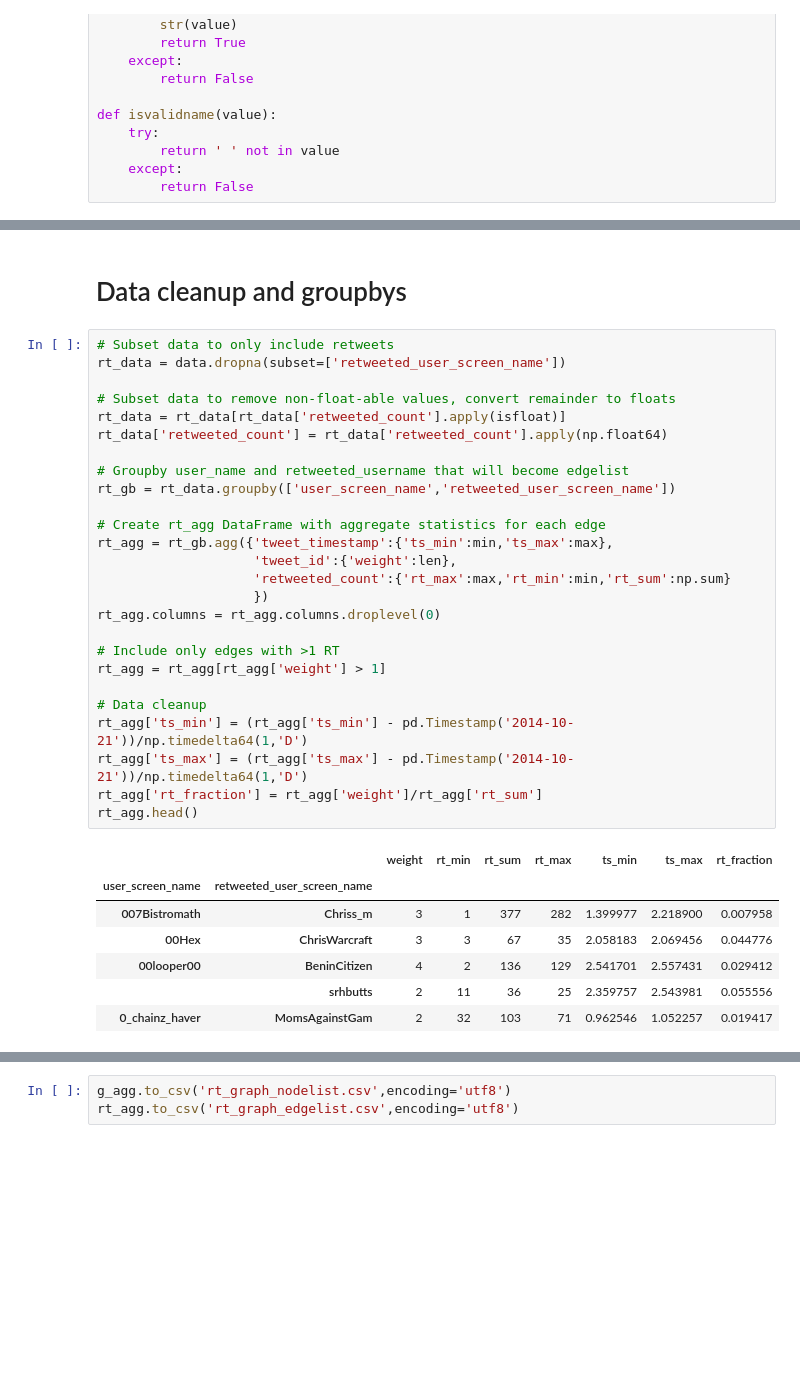
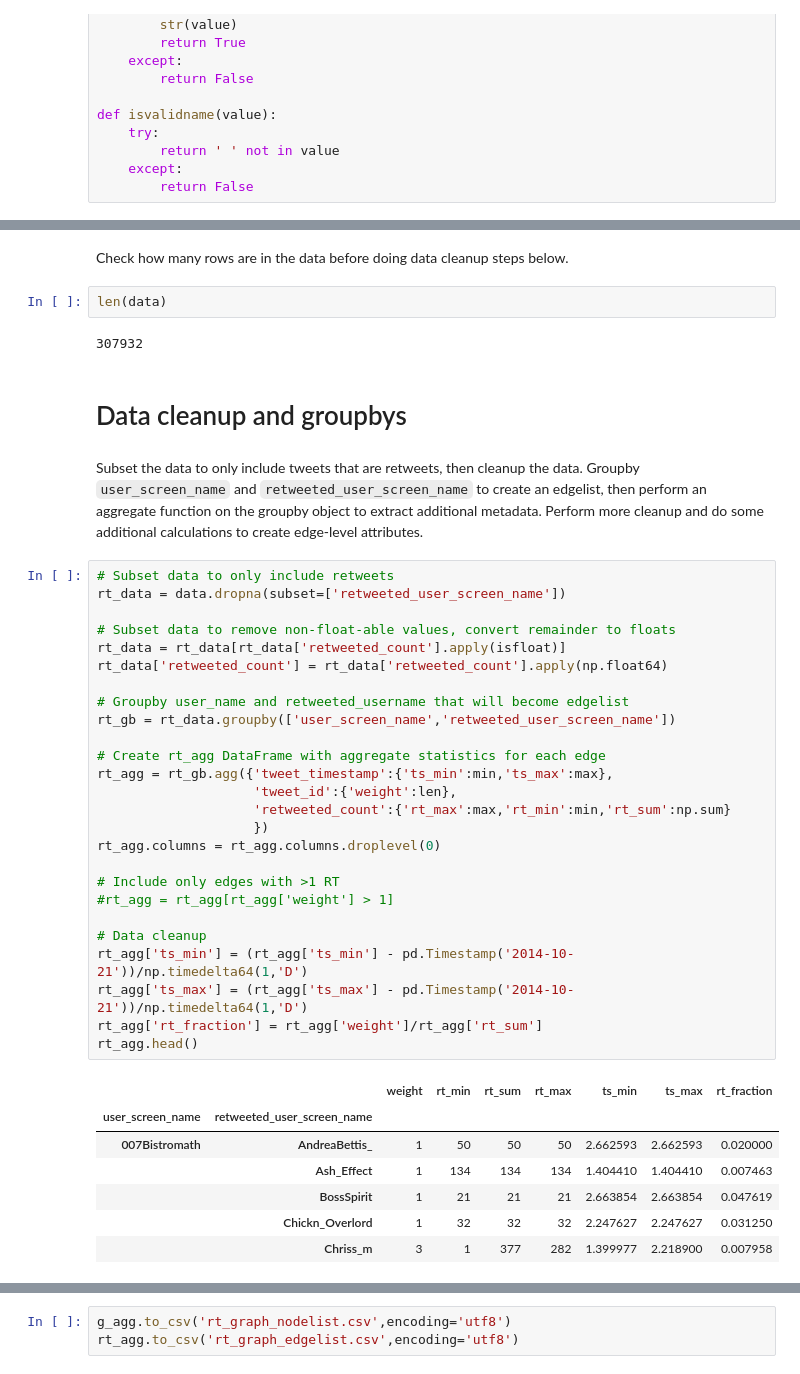
Before and after one commit to brianckeegan/GamerGate, a Jupyter notebook: Analysis.ipynb, the cells around one changed output, grey strips where cells are left out. Drawn from its saved outputs; the diff is of its cells as text; blank space fills up the shorter version.

```diff
--- a/Analysis.ipynb
+++ b/Analysis.ipynb
@@ -82,39 +111,47 @@ Skip
 | 3 | 91797 | 524349359601635329 | 2014-10-21 00:00:03 | RT @Toshi_TNE: #GamerGate Show th... | 940132086 | HisShadowX | HisShadowX | ... |
 | 4 | 91798 | 524349361074212864 | 2014-10-21 00:00:04 | Charlie Brookers article on #Game... | 1945343251 | Andrew Forrest | okforrest | ... |
 5 rows × 21 columns
+# %% [markdown]
+Check how many rows are in the data before doing data cleanup steps below.
+# %%
+len(data)
+# %% [output]
+307932
 # %% [markdown]
 # Data cleanup and groupbys
+# %% [markdown]
+Subset the data to only include tweets that are retweets, then cleanup the data. Groupby `user_screen_name` and `retweeted_user_screen_name` to create an edgelist, then perform an aggregate function on the groupby object to extract additional metadata. Perform more cleanup and do some additional calculations to create edge-level attributes.
 # %%
 # Subset data to only include retweets
 rt_data = data.dropna(subset=['retweeted_user_screen_name'])
 
 # Subset data to remove non-float-able values, convert remainder to floats
 rt_data = rt_data[rt_data['retweeted_count'].apply(isfloat)]
 rt_data['retweeted_count'] = rt_data['retweeted_count'].apply(np.float64)
 
 # Groupby user_name and retweeted_username that will become edgelist
 rt_gb = rt_data.groupby(['user_screen_name','retweeted_user_screen_name'])
 
 # Create rt_agg DataFrame with aggregate statistics for each edge
 rt_agg = rt_gb.agg({'tweet_timestamp':{'ts_min':min,'ts_max':max},
                     'tweet_id':{'weight':len},
                     'retweeted_count':{'rt_max':max,'rt_min':min,'rt_sum':np.sum}
                     })
 rt_agg.columns = rt_agg.columns.droplevel(0)
 
 # Include only edges with >1 RT
-rt_agg = rt_agg[rt_agg['weight'] > 1]
+#rt_agg = rt_agg[rt_agg['weight'] > 1]
 
 # Data cleanup
 rt_agg['ts_min'] = (rt_agg['ts_min'] - pd.Timestamp('2014-10-21'))/np.timedelta64(1,'D')
 rt_agg['ts_max'] = (rt_agg['ts_max'] - pd.Timestamp('2014-10-21'))/np.timedelta64(1,'D')
 rt_agg['rt_fraction'] = rt_agg['weight']/rt_agg['rt_sum']
 rt_agg.head()
 # %% [output]
 |  |  | weight | rt_min | rt_sum | rt_max | ts_min | ts_max | rt_fraction |
 | user_screen_name | retweeted_user_screen_name |  |  |  |  |  |  |  |
-| 007Bistromath | Chriss_m | 3 | 1 | 377 | 282 | 1.399977 | 2.218900 | 0.007958 |
-| 00Hex | ChrisWarcraft | 3 | 3 | 67 | 35 | 2.058183 | 2.069456 | 0.044776 |
-| 00looper00 | BeninCitizen | 4 | 2 | 136 | 129 | 2.541701 | 2.557431 | 0.029412 |
-|  | srhbutts | 2 | 11 | 36 | 25 | 2.359757 | 2.543981 | 0.055556 |
-| 0_chainz_haver | MomsAgainstGam | 2 | 32 | 103 | 71 | 0.962546 | 1.052257 | 0.019417 |
+| 007Bistromath | AndreaBettis_ | 1 | 50 | 50 | 50 | 2.662593 | 2.662593 | 0.020000 |
+|  | Ash_Effect | 1 | 134 | 134 | 134 | 1.404410 | 1.404410 | 0.007463 |
+|  | BossSpirit | 1 | 21 | 21 | 21 | 2.663854 | 2.663854 | 0.047619 |
+|  | Chickn_Overlord | 1 | 32 | 32 | 32 | 2.247627 | 2.247627 | 0.031250 |
+|  | Chriss_m | 3 | 1 | 377 | 282 | 1.399977 | 2.218900 | 0.007958 |
```
Also changed, not shown: parts of 65 cells of this notebook, 5 other files.
